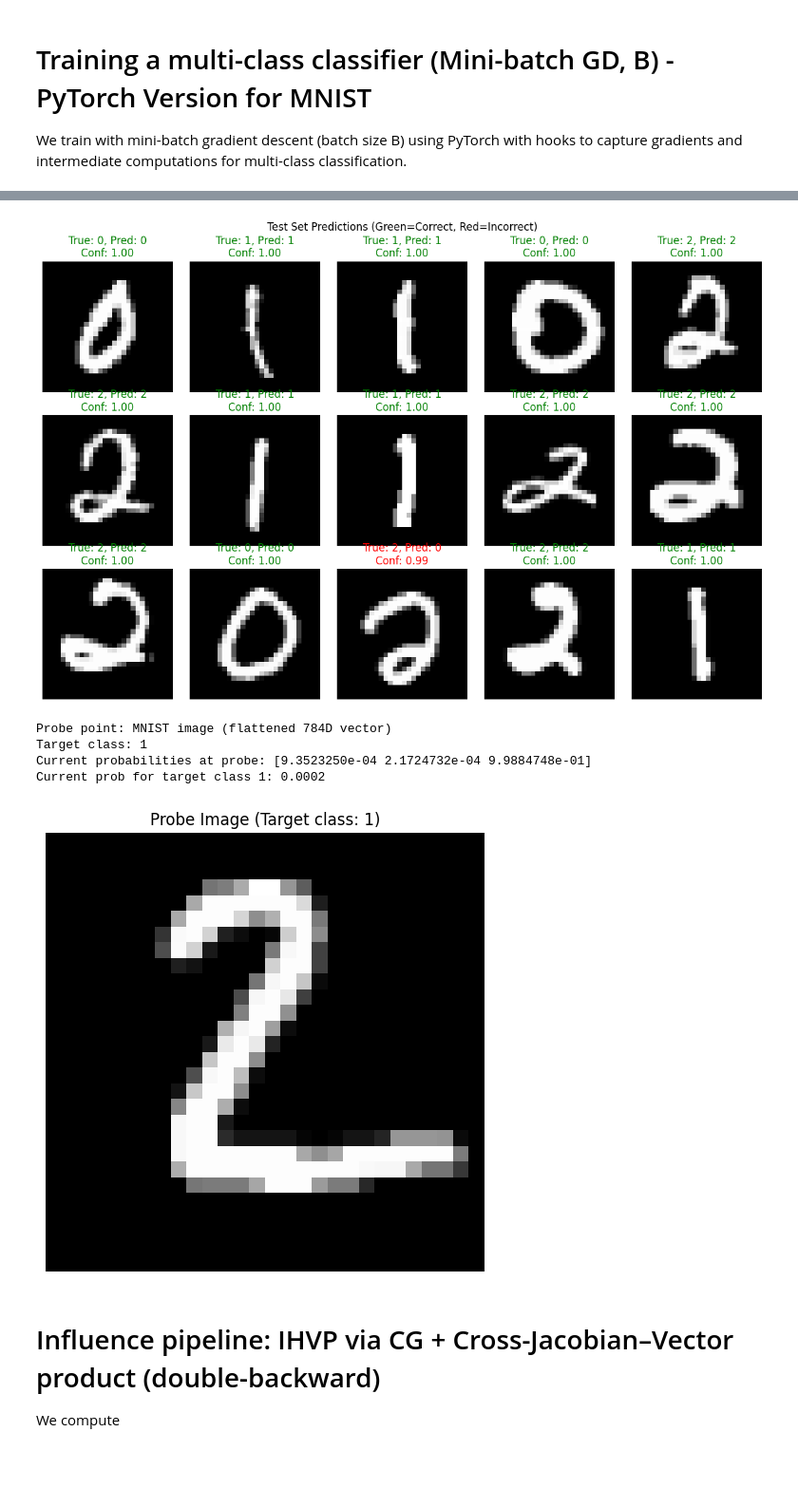
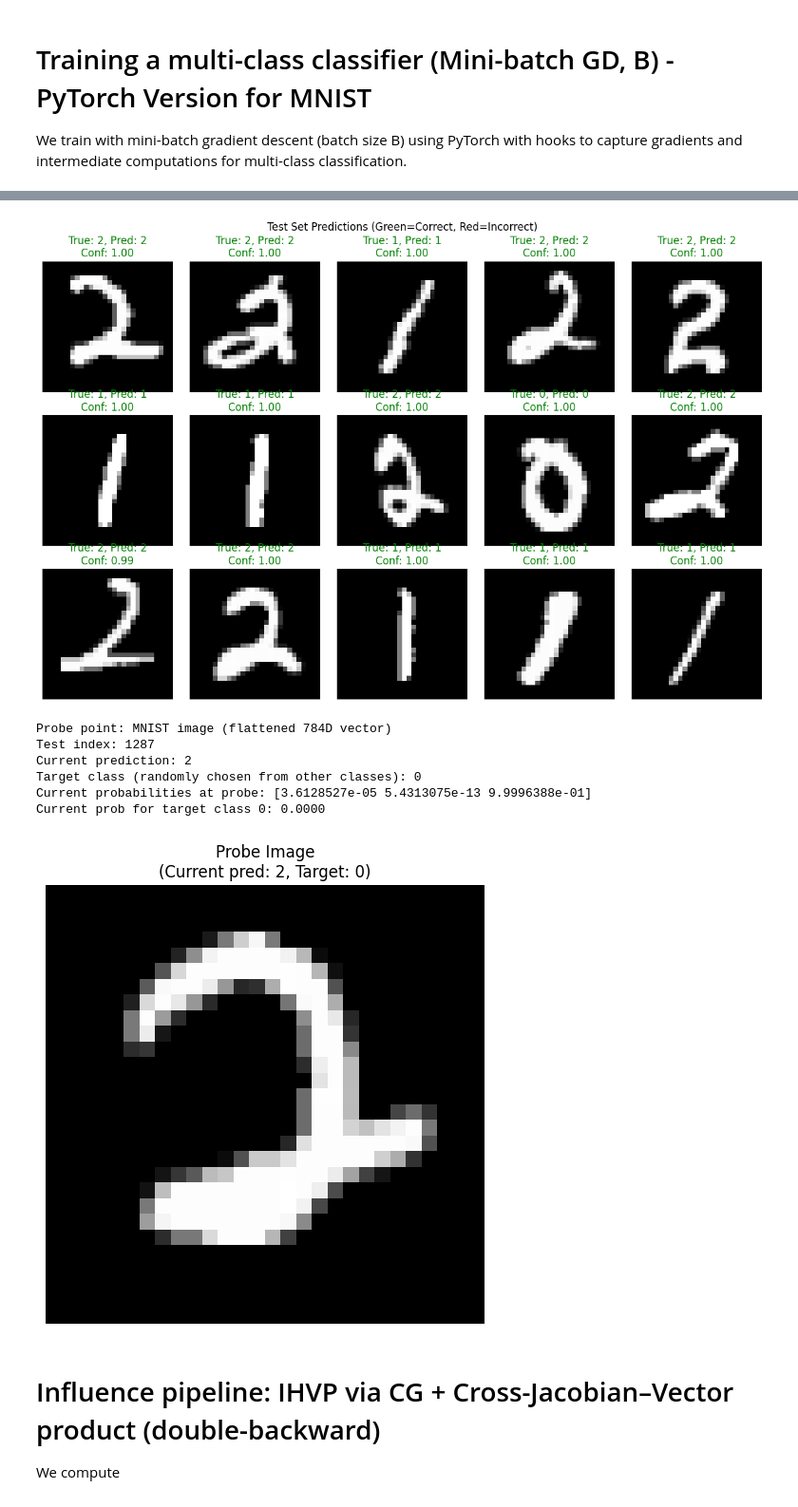
Before and after one commit to jrosseruk/infusion, a Jupyter notebook: infusion_batched_mnist.ipynb, the cells around one changed output, grey strips where cells are left out. Shown at 95% size. Saved outputs shown, nothing was run; the diff lists cells and outputs as text; code cells hidden in the pictures; blank space fills up the shorter version.

```diff
--- a/infusion_batched_mnist.ipynb
+++ b/infusion_batched_mnist.ipynb
@@ -14,7 +14,7 @@ from torch.autograd import grad
 from torchvision import datasets, transforms
 
 B = 32  # batch size
-RANDOM_SEED = 49
+RANDOM_SEED = 42
 
 # Set device and reproducibility
 device = torch.device('cuda' if torch.cuda.is_available() else 'cpu')
@@ -239,27 +239,36 @@ w_orig = model.linear.weight.data.clone()
 b_orig = model.linear.bias.data.clone()
 
 # ---- Probe (x*, y*) ----
-# For MNIST, let's create a probe point by taking a real MNIST image
-# and slightly modifying it, or use a test sample
-test_idx = 0  # Use first test sample as probe
+# Randomly select a probe point from test set based on RANDOM_SEED
+torch.manual_seed(RANDOM_SEED)
+np.random.seed(RANDOM_SEED)
+
+# Random test sample as probe
+test_idx = torch.randint(0, len(X_test), (1,)).item()
 x_star = X_test[test_idx].to(device)  # This is a real MNIST image (flattened)
-class_star = 1  # Target class
 
-print(f"\nProbe point: MNIST image (flattened 784D vector)")
-print(f"Target class: {class_star}")
-
-# Current prediction at probe
+# Get current prediction
 with torch.no_grad():
     logits_star = model(x_star.unsqueeze(0))
     probs_star = F.softmax(logits_star, dim=1)[0]
-    print(f"Current probabilities at probe: {probs_star.cpu().numpy()}")
-    print(f"Current prob for target class {class_star}: {probs_star[class_star].item():.4f}")
+    current_pred = torch.argmax(probs_star).item()
+
+# Randomly select target class from classes that are NOT the current prediction
+other_classes = [c for c in range(n_classes) if c != current_pred]
+class_star = np.random.choice(other_classes)
+
+print(f"\nProbe point: MNIST image (flattened 784D vector)")
+print(f"Test index: {test_idx}")
+print(f"Current prediction: {current_pred}")
+print(f"Target class (randomly chosen from other classes): {class_star}")
+print(f"Current probabilities at probe: {probs_star.cpu().numpy()}")
+print(f"Current prob for target class {class_star}: {probs_star[class_star].item():.4f}")
 
 # Visualize the probe image
 plt.figure(figsize=(6, 6))
 probe_image = x_star.cpu().numpy().reshape(28, 28)
 plt.imshow(probe_image, cmap='gray')
-plt.title(f'Probe Image (Target class: {class_star})')
+plt.title(f'Probe Image\n(Current pred: {current_pred}, Target: {class_star})')
 plt.axis('off')
 plt.show()
 # %% [output]
@@ -290,9 +299,11 @@ Test Accuracy: 97.78%
-[figure, old version]
+[figure, new version]
 Probe point: MNIST image (flattened 784D vector)
-Target class: 1
-Current probabilities at probe: [9.3523250e-04 2.1724732e-04 9.9884748e-01]
-Current prob for target class 1: 0.0002
+Test index: 1287
+Current prediction: 2
+Target class (randomly chosen from other classes): 0
+Current probabilities at probe: [3.6128527e-05 5.4313075e-13 9.9996388e-01]
+Current prob for target class 0: 0.0000
-[figure, old version]
+[figure, new version]
 # %% [markdown]
 # Influence pipeline: IHVP via CG + Cross-Jacobian–Vector product (double-backward)
 
```
Also changed, not shown: parts of 21 cells of this notebook, 1 other file.
